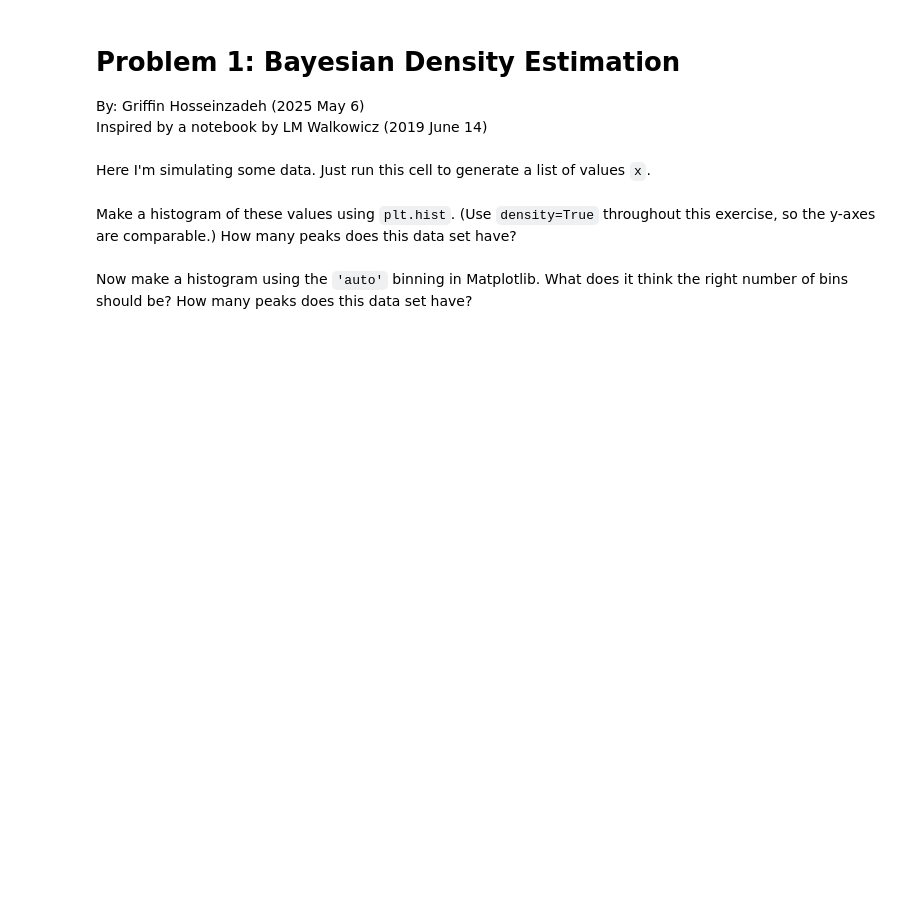
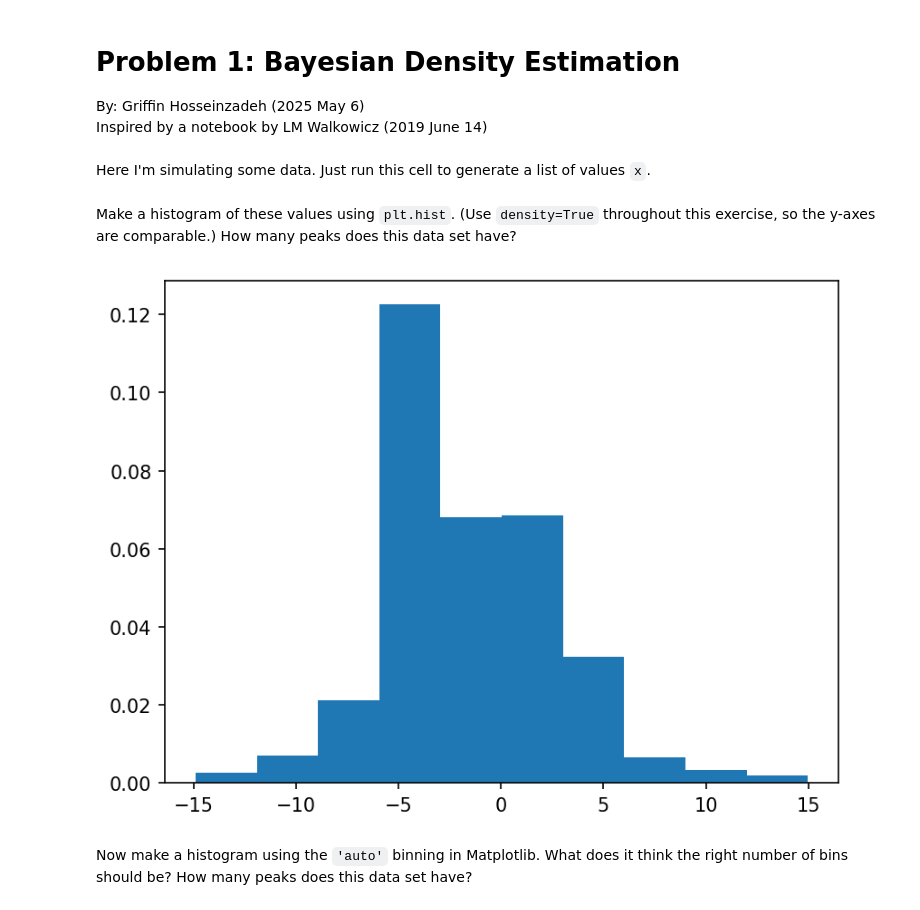
Before and after one commit to ASTR154/nonparametric-modeling, a Jupyter notebook: nonparametric-modeling.ipynb, the cells around one changed output. Cells and saved outputs as stored; diff of their text form; code cells hidden in the pictures; blank space fills up the shorter version.

```diff
--- a/nonparametric-modeling.ipynb
+++ b/nonparametric-modeling.ipynb
@@ -8,6 +8,7 @@ import matplotlib.pyplot as plt
 import astropy.visualization as viz
 from scipy import stats
 from sklearn.neighbors import KernelDensity
+plt.rcParams['figure.dpi'] = 150
 # %% [markdown]
 Here I'm simulating some data. Just run this cell to generate a list of values `x`.
 # %%
@@ -26,3 +25,8 @@ plt.hist(  # complete
+# %%
+plt.hist(x, density=True)
+plt.show()
+# %% [output]
+[figure, added]
 # %% [markdown]
 Now make a histogram using the `'auto'` binning in Matplotlib. What does it think the right number of bins should be? How many peaks does this data set have?
 # %%
```
Also changed, not shown: parts of 19 cells of this notebook.
